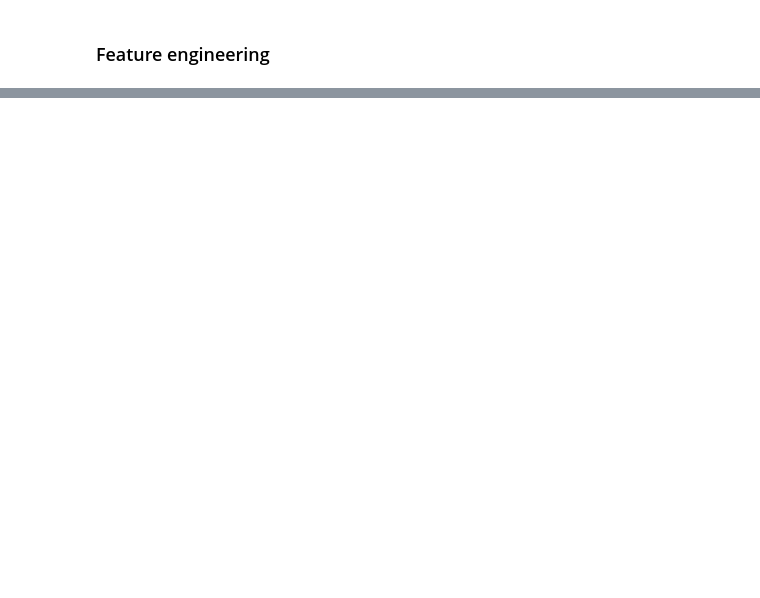
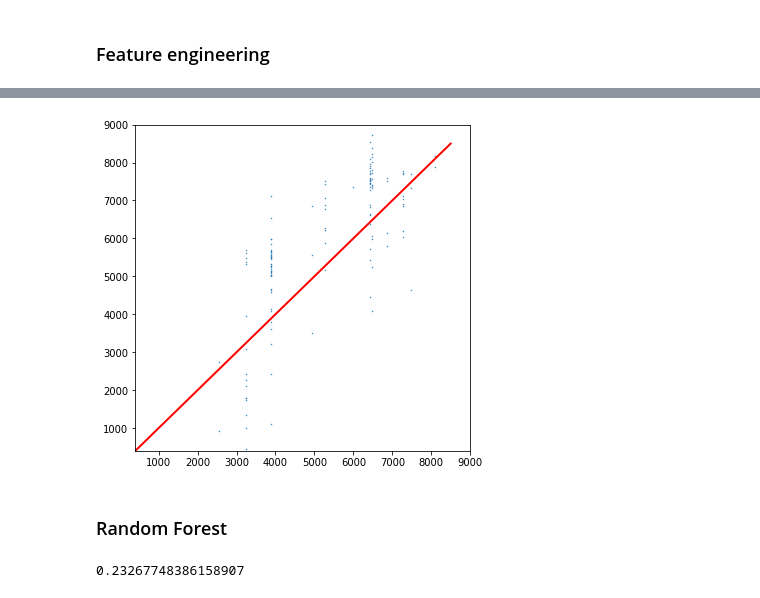
Before and after one commit to amanullahtariq/python-practice, a Jupyter notebook: bike_sharing.ipynb, the cells around one changed output, grey strips where cells are left out. Drawn from its saved outputs; the diff is of its cells as text; code cells hidden in the pictures; blank space fills up the shorter version.

Commit message:
random forest model completed

```diff
--- a/bike_sharing.ipynb
+++ b/bike_sharing.ipynb
@@ -80,0 +235,3 @@ df.info
+# %%
+x_orig_train = train_df[ind_variable_selected]
+y_orig_train = train_df['cnt']
@@ -80,0 +272,2 @@ df.info
+# %%
+x_train, x_valid, y_train, y_valid = train_test_split(x_orig_train, y_orig_train, test_size=0.25, random_state=40)
@@ -80,0 +302,7 @@ df.info
+# %%
+x_orig_test = test_df[ind_variable_selected]
+y_orig_test = test_df['cnt']
+# %%
+rt = DecisionTreeRegressor(min_samples_split=25, random_state=40)
+rt_model = rt.fit(x_train, y_train)
+rt_pred = rt_model.predict(x_orig_test)
@@ -80,0 +343,11 @@ df.info
+# %%
+plt.figure(figsize=(6,6))
+plt.scatter(rt_pred,y_orig_test, s=0.2)
+plt.xlim(400,9000)
+plt.ylim(400,9000)
+plt.plot([400,8500],[400, 8500], color='r',linestyle='-',linewidth=2)
+plt.show()
+# %% [output]
+[figure, added]
+# %% [markdown]
+### Random Forest
@@ -80,0 +358,4 @@ df.info
+# %%
+RMSLE(rf_pred,y_valid)
+# %% [output]
+0.23267748386158907
```
Also changed, not shown: parts of 39 cells of this notebook.
